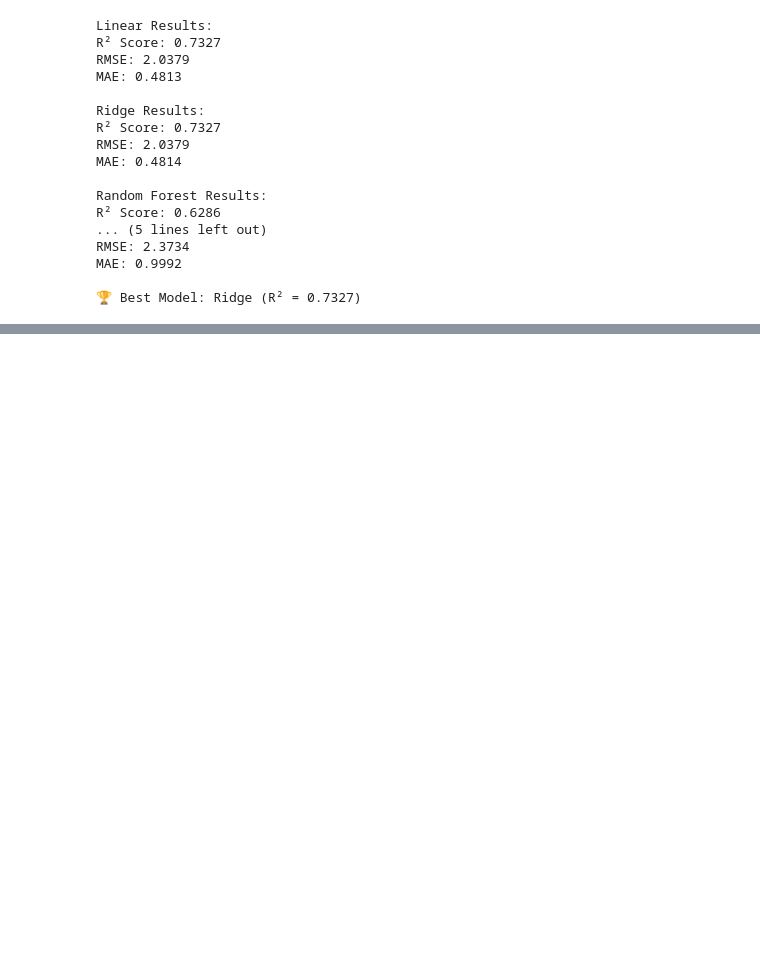
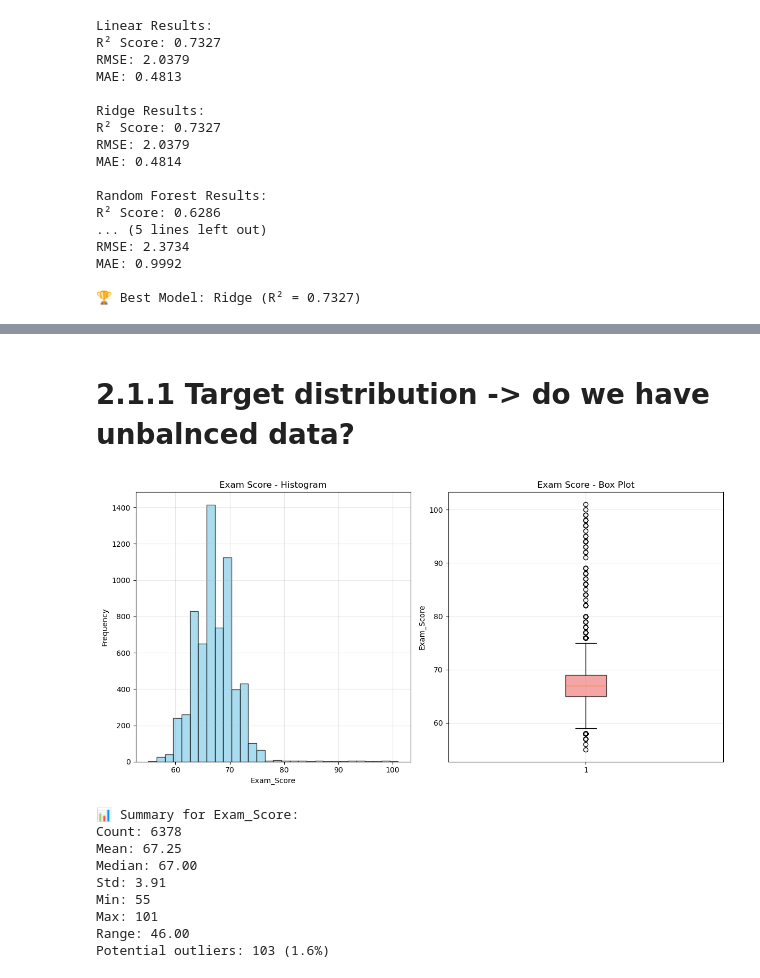
Before and after one commit to omar-desouki/Student-Score-Prediction-elevvo, a Jupyter notebook: dataset-analysis.ipynb, the cells around one changed output, grey strips where cells are left out. Saved outputs shown, nothing was run; the diff lists cells and outputs as text; code cells hidden in the pictures; blank space fills up the shorter version.

Commit message:
cleaned the code - added models - data cleaning and started eda

```diff
--- a/dataset-analysis.ipynb
+++ b/dataset-analysis.ipynb
@@ -378,5 +464,6 @@ MAE: 0.9992
 # %%
-#recombine the train and test sets for analysis
-# df_combined = pd.concat([df_train, df_test], ignore_index=True)
+# Normalization made a huge differnce - Will continue with the standard scaler results
+# df_analysis = df_combined_standard.copy()
 
-df_combined = df_dropped.copy()
+#EDA on the pre normalized data -> so values makes sense
+df_analysis = df_dropped.copy()
@@ -1051,0 +500,21 @@ plt.tight_layout()plt.show()# Detailed text analysis for each featureprint("\n"
+# %% [markdown]
+# 2.1.1 Target distribution -> do we have unbalnced data?
+# %%
+# Plot feature distributions
+# for col in df_analysis.columns:
+#     if col != 'Exam_Score':
+#         plot_feature_distribution(df_analysis, col, title=col, figsize=(12, 6))
+
+# plot target distribution
+plot_feature_distribution(df_analysis, 'Exam_Score', title='Exam Score', figsize=(12, 6))
+# %% [output]
+[figure, added]
+📊 Summary for Exam_Score:
+Count: 6378
+Mean: 67.25
+Median: 67.00
+Std: 3.91
+Min: 55
+Max: 101
+Range: 46.00
+Potential outliers: 103 (1.6%)
```
Also changed, not shown: parts of 39 cells of this notebook, 1 other file.
